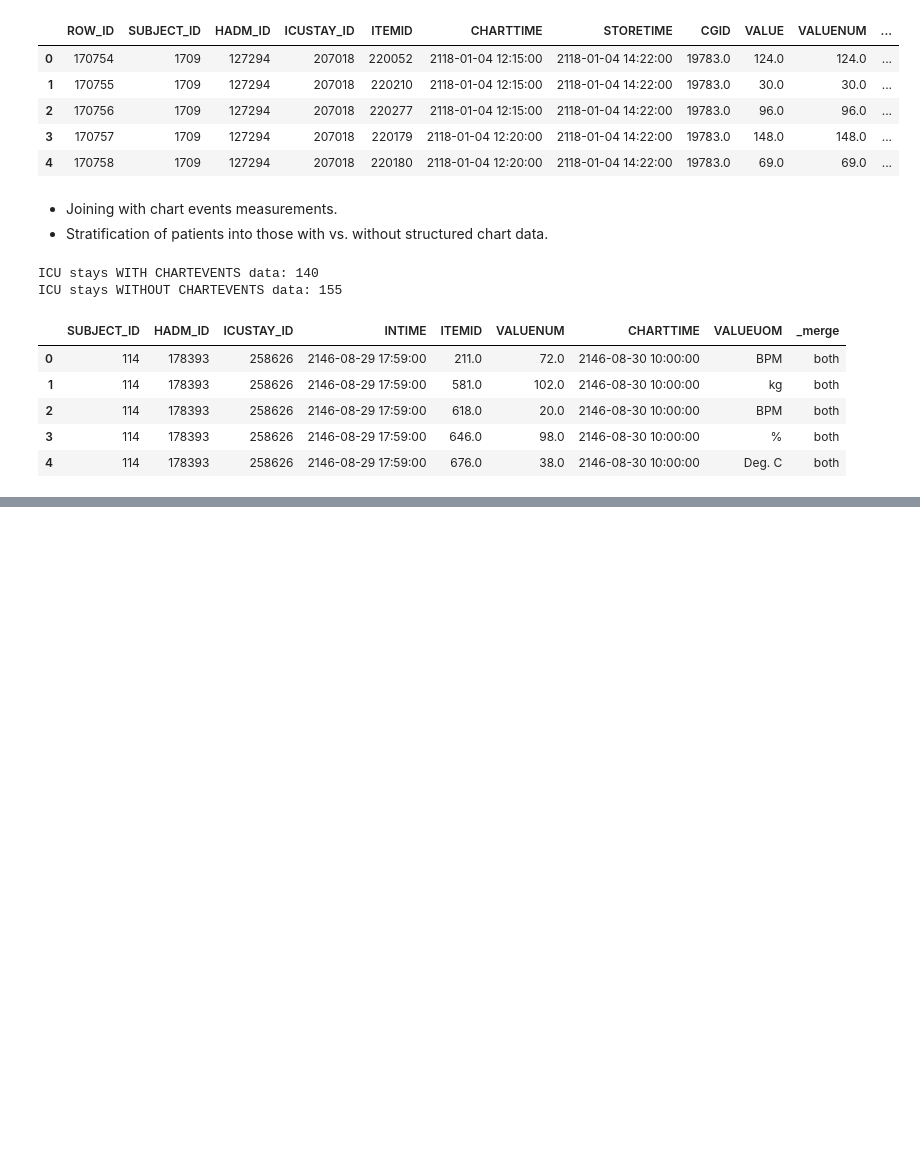
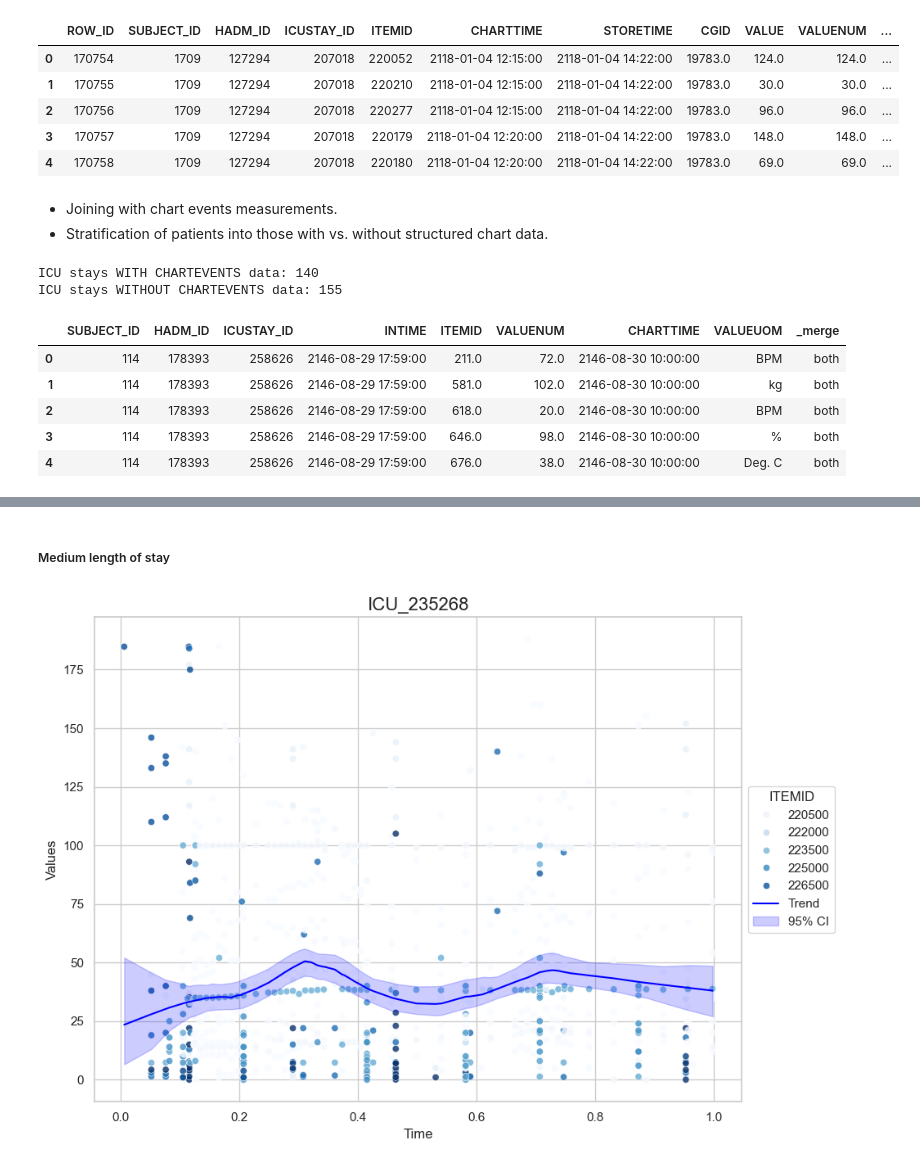
Before and after one commit to Francesinhas/mimic3-length-of-stay-prediction, a Jupyter notebook: report.ipynb, the cells around one changed output, grey strips where cells are left out. Saved outputs shown, nothing was run; the diff lists cells and outputs as text; code cells hidden in the pictures; blank space fills up the shorter version.

```diff
--- a/report.ipynb
+++ b/report.ipynb
@@ -292,0 +393,6 @@ ICU stays WITHOUT CHARTEVENTS data: 155
+# %% [markdown]
+##### Medium length of stay
+# %%
+plot_icu_data(icu_id=235268)
+# %% [output]
+[figure, added]
```
Also changed, not shown: parts of 14 cells of this notebook, 1 other file.
